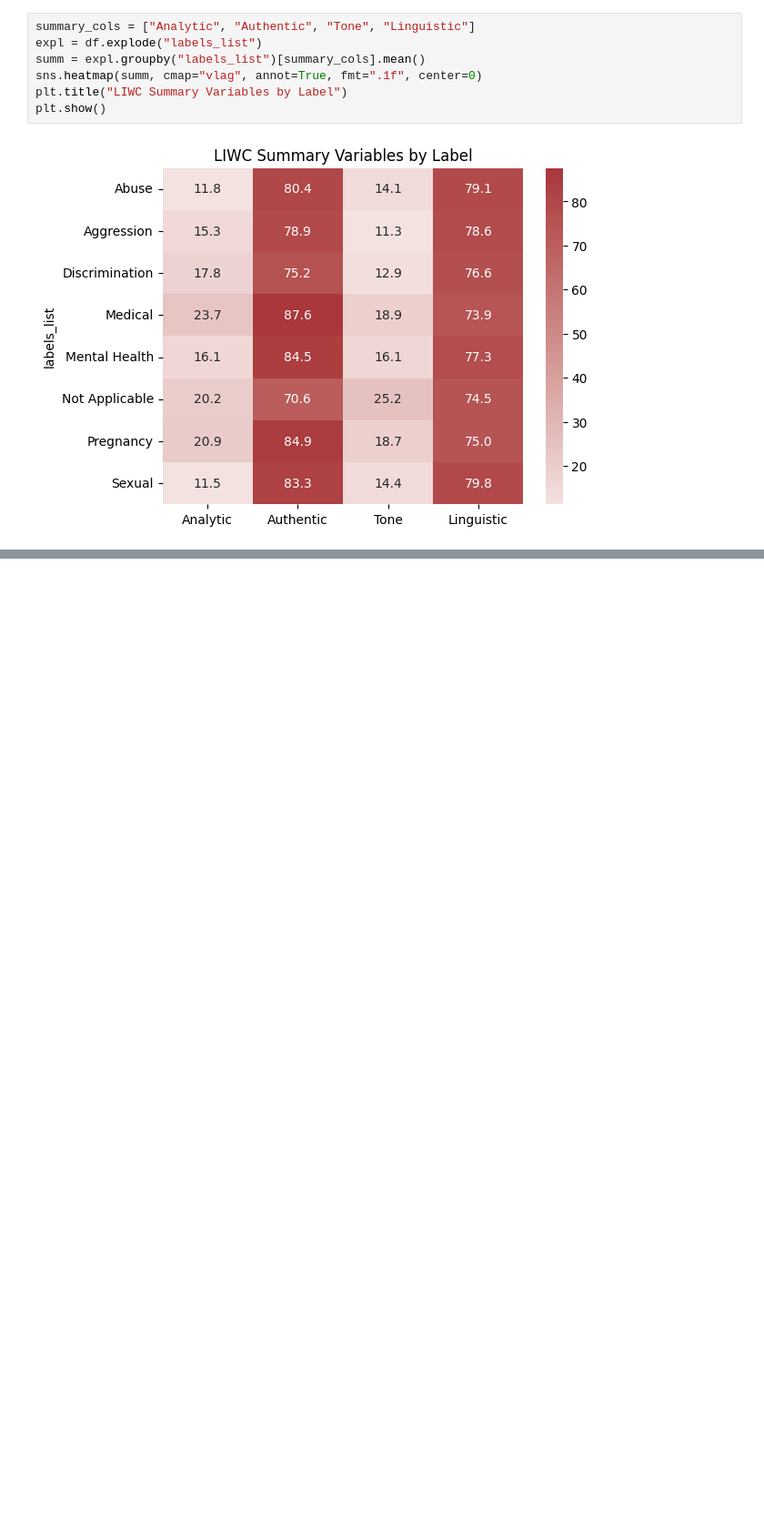
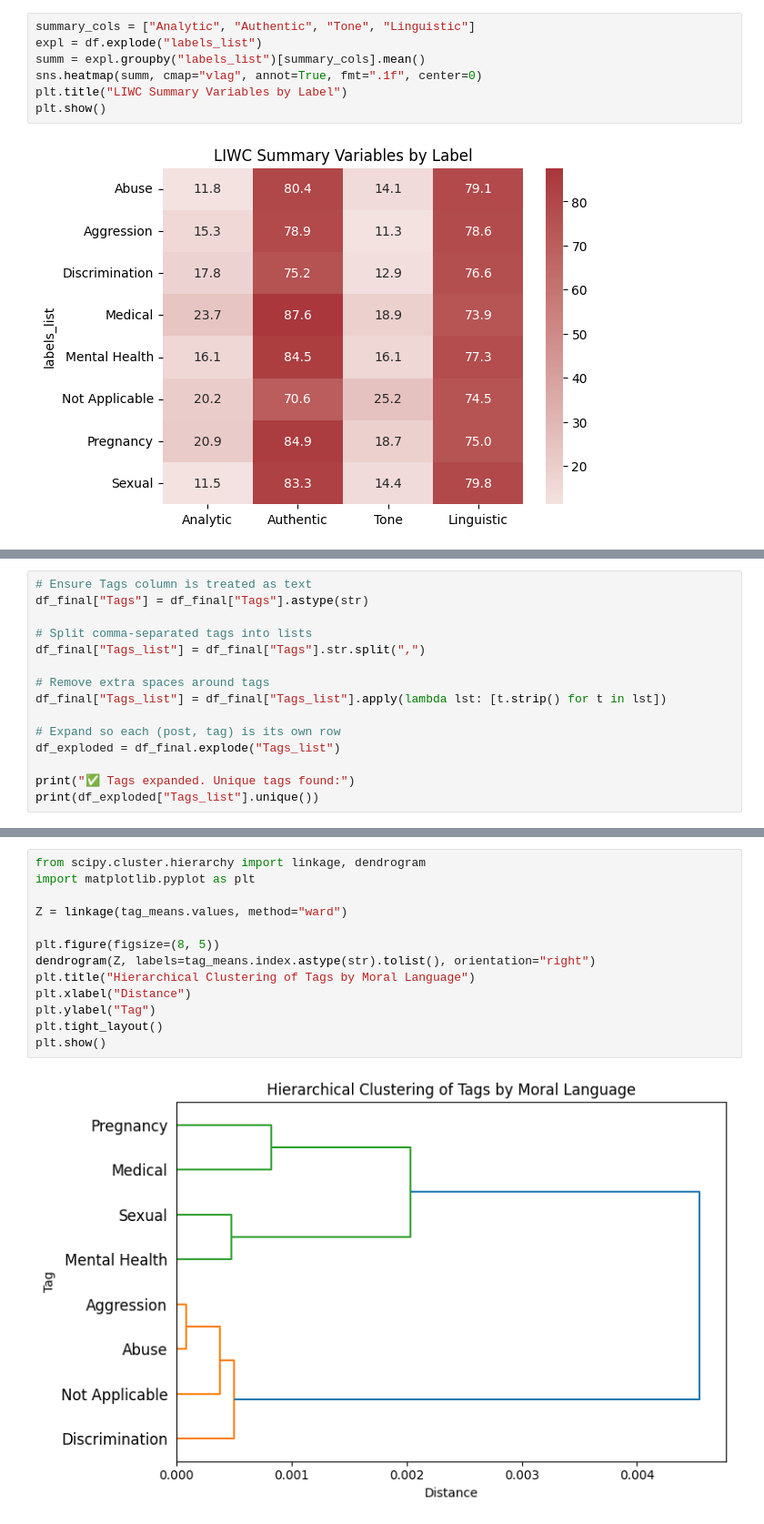
Before and after one commit to ShirleneRose/TriggerWarnings, a Jupyter notebook: jupyter-notebooks/linguistic_analysis.ipynb, the cells around one changed output, grey strips where cells are left out. Shown at 91% size. Drawn from its saved outputs; the diff is of its cells as text; blank space fills up the shorter version.

```diff
--- a/jupyter-notebooks/linguistic_analysis.ipynb
+++ b/jupyter-notebooks/linguistic_analysis.ipynb
@@ -1419,0 +1553,15 @@ plt.show()
+# %%
+# Ensure Tags column is treated as text
+df_final["Tags"] = df_final["Tags"].astype(str)
+
+# Split comma-separated tags into lists
+df_final["Tags_list"] = df_final["Tags"].str.split(",")
+
+# Remove extra spaces around tags
+df_final["Tags_list"] = df_final["Tags_list"].apply(lambda lst: [t.strip() for t in lst])
+
+# Expand so each (post, tag) is its own row
+df_exploded = df_final.explode("Tags_list")
+
+print("✅ Tags expanded. Unique tags found:")
+print(df_exploded["Tags_list"].unique())
@@ -1419,0 +1747,15 @@ plt.show()
+# %%
+from scipy.cluster.hierarchy import linkage, dendrogram
+import matplotlib.pyplot as plt
+
+Z = linkage(tag_means.values, method="ward")
+
+plt.figure(figsize=(8, 5))
+dendrogram(Z, labels=tag_means.index.astype(str).tolist(), orientation="right")
+plt.title("Hierarchical Clustering of Tags by Moral Language")
+plt.xlabel("Distance")
+plt.ylabel("Tag")
+plt.tight_layout()
+plt.show()
+# %% [output]
+[figure, added]
```
Also changed, not shown: parts of 22 cells of this notebook, 3 other files.
